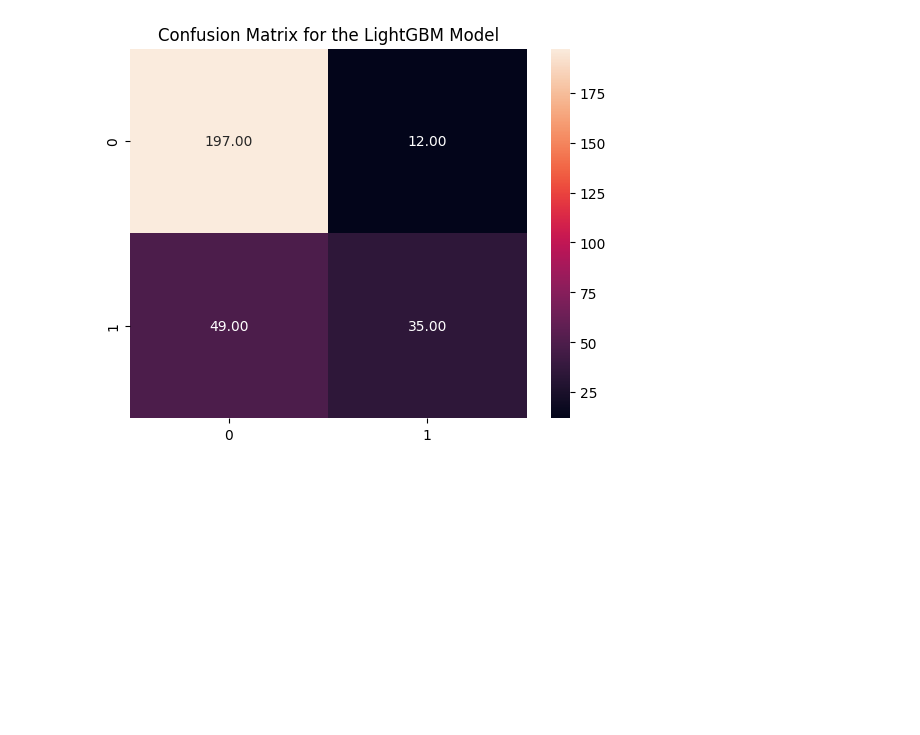
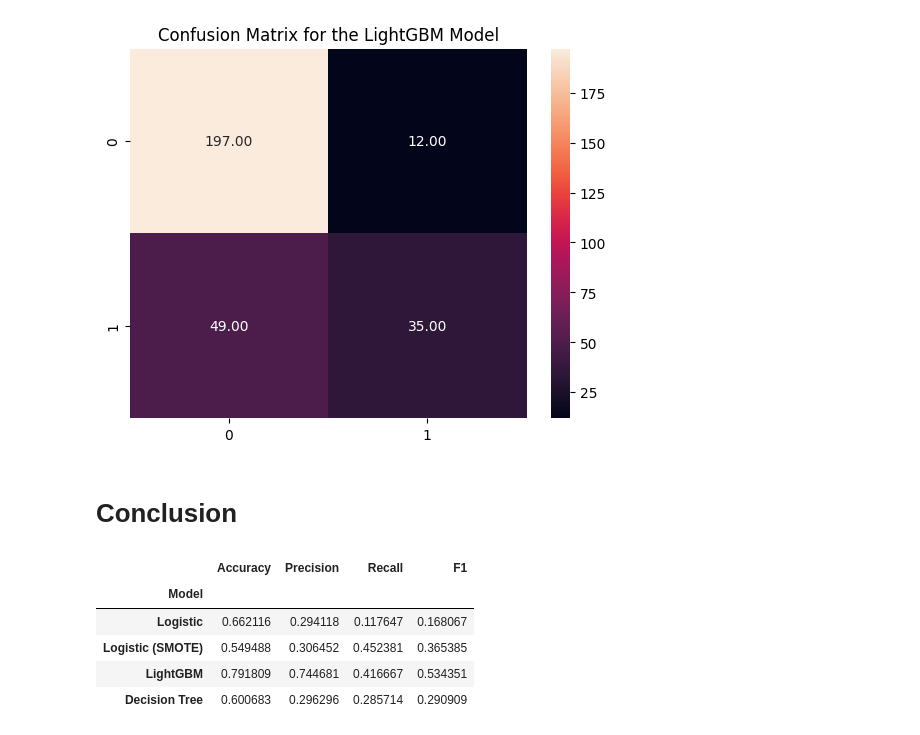
Before and after one commit to tapiwamesa/MTN-Nigeria-customer-churn-prediction-model, a Jupyter notebook: MTN_Nigeria_Customer_Churn_Prediction.ipynb, the cells around one changed output. Cells and saved outputs as stored; diff of their text form; code cells hidden in the pictures; blank space fills up the shorter version.

```diff
--- a/MTN_Nigeria_Customer_Churn_Prediction.ipynb
+++ b/MTN_Nigeria_Customer_Churn_Prediction.ipynb
@@ -745,3 +743,19 @@ plt.title("Confusion Matrix for the LightGBM Model")
 plt.show()
 # %% [output]
 [figure]
+# %% [markdown]
+# **Conclusion**
+# %%
+all_results = pd.DataFrame(columns = ["Accuracy", "Precision", "Recall", "F1"])
+
+all_results = pd.concat([results, results_sm, results_lg, results_tree], axis = 0, ignore_index = False, keys = ["Logistic", "Logistic (SMOTE)", "LightGBM", "Decision Tree"])
+all_results = all_results.reset_index(level = 0)
+all_results.columns = all_results.columns.str.replace("level_0", "Model")
+all_results.set_index("Model")
+# %% [output]
+|  | Accuracy | Precision | Recall | F1 |
+| Model |  |  |  |  |
+| Logistic | 0.662116 | 0.294118 | 0.117647 | 0.168067 |
+| Logistic (SMOTE) | 0.549488 | 0.306452 | 0.452381 | 0.365385 |
+| LightGBM | 0.791809 | 0.744681 | 0.416667 | 0.534351 |
+| Decision Tree | 0.600683 | 0.296296 | 0.285714 | 0.290909 |
```
Also changed, not shown: parts of 2 cells of this notebook.
